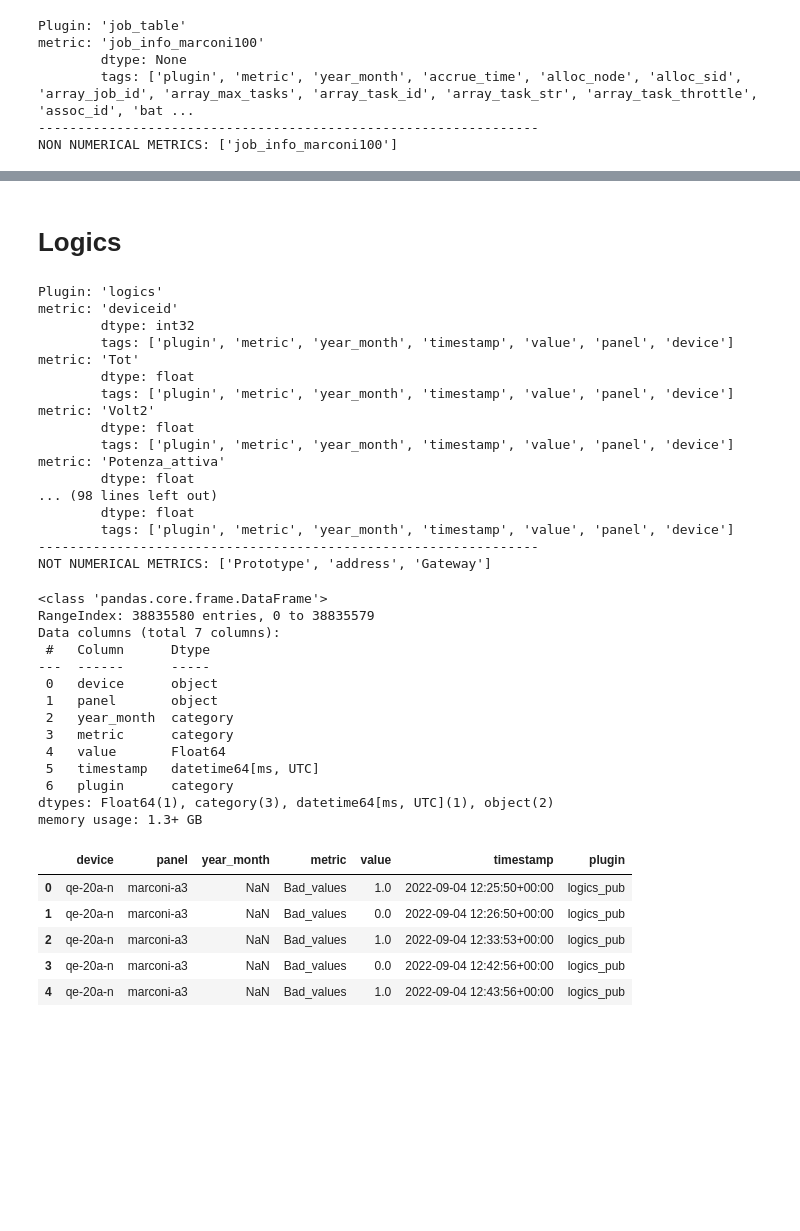
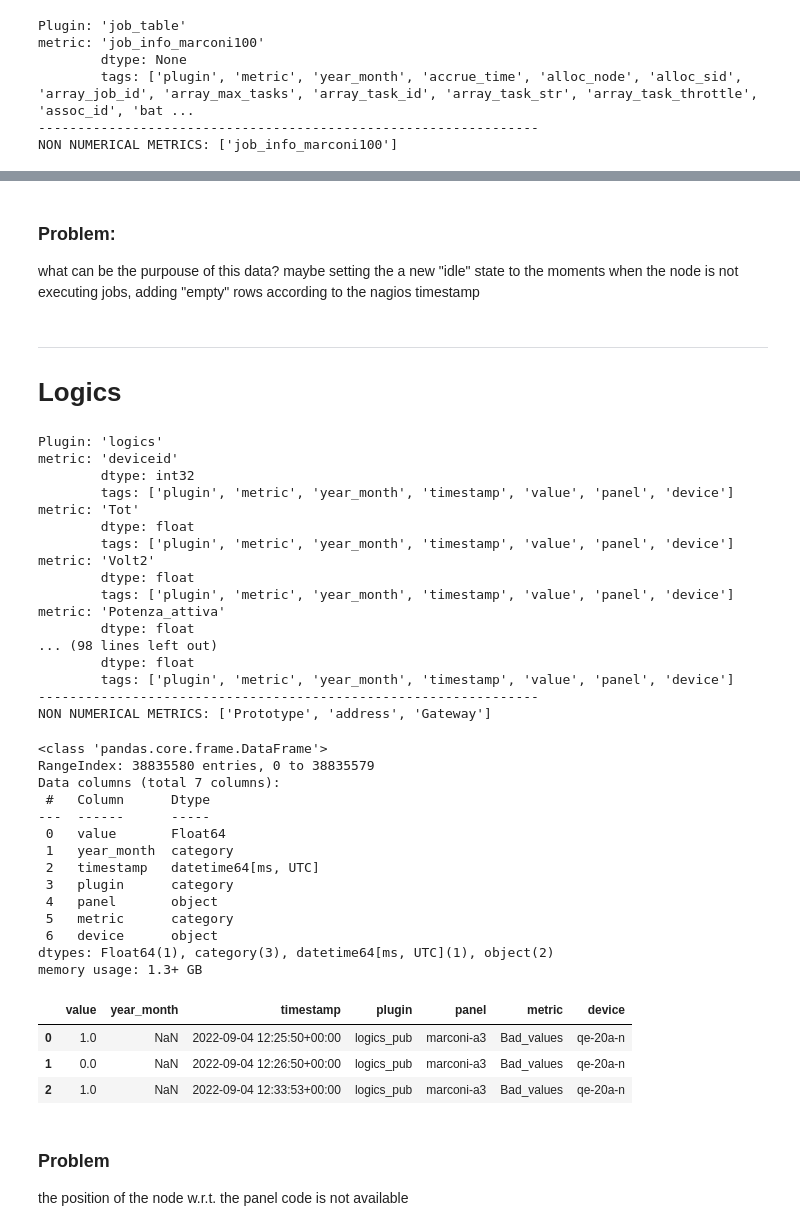
Before and after one commit to RiccardoEvangelisti/Anomaly-Detection, a Jupyter notebook: Data_Exploration.ipynb, the cells around one changed output, grey strips where cells are left out. Cells and saved outputs as stored; diff of their text form; code cells hidden in the pictures; blank space fills up the shorter version.

```diff
--- a/Data_Exploration.ipynb
+++ b/Data_Exploration.ipynb
@@ -818 +824,5 @@ if DISPLAY_GRAPHS:
+# %% [markdown]
+### Problem:
+what can be the purpouse of this data?
+maybe setting the a new "idle" state to the moments when the node is not executing jobs, adding "empty" rows according to the nagios timestamp
 # %%
@@ -825,7 +835,8 @@ if DISPLAY_GRAPHS:
 # %% [markdown]
+---
 # Logics
 # %%
-_metrics_description(plugin="logics")
+non_numerical_features = _metrics_description(plugin="logics")
 # %% [output]
 Plugin: 'logics'
 metric: 'deviceid'
@@ -843,32 +854,31 @@ metric: 'Potenza_attiva'
         dtype: float
         tags: ['plugin', 'metric', 'year_month', 'timestamp', 'value', 'panel', 'device']
 ----------------------------------------------------------------
-NOT NUMERICAL METRICS: ['Prototype', 'address', 'Gateway']
+NON NUMERICAL METRICS: ['Prototype', 'address', 'Gateway']
 # %%
 df_logics = client.query_plugins(plugins="logics")
 
 df_logics.info()
-display(df_logics.head(5))
-
-# Data of the position of the node w.r.t. the panel code is not available
+display(df_logics.head(3))
 # %% [output]
 <class 'pandas.core.frame.DataFrame'>
 RangeIndex: 38835580 entries, 0 to 38835579
 Data columns (total 7 columns):
  #   Column      Dtype
 ---  ------      -----
- 0   device      object
- 1   panel       object
- 2   year_month  category
- 3   metric      category
- 4   value       Float64
- 5   timestamp   datetime64[ms, UTC]
- 6   plugin      category
+ 0   value       Float64
+ 1   year_month  category
+ 2   timestamp   datetime64[ms, UTC]
+ 3   plugin      category
+ 4   panel       object
+ 5   metric      category
+ 6   device      object
 dtypes: Float64(1), category(3), datetime64[ms, UTC](1), object(2)
 memory usage: 1.3+ GB
-|  | device | panel | year_month | metric | value | timestamp | plugin |
-| 0 | qe-20a-n | marconi-a3 | NaN | Bad_values | 1.0 | 2022-09-04 12:25:50+00:00 | logics_pub |
-| 1 | qe-20a-n | marconi-a3 | NaN | Bad_values | 0.0 | 2022-09-04 12:26:50+00:00 | logics_pub |
-| 2 | qe-20a-n | marconi-a3 | NaN | Bad_values | 1.0 | 2022-09-04 12:33:53+00:00 | logics_pub |
-| 3 | qe-20a-n | marconi-a3 | NaN | Bad_values | 0.0 | 2022-09-04 12:42:56+00:00 | logics_pub |
-| 4 | qe-20a-n | marconi-a3 | NaN | Bad_values | 1.0 | 2022-09-04 12:43:56+00:00 | logics_pub |
+|  | value | year_month | timestamp | plugin | panel | metric | device |
+| 0 | 1.0 | NaN | 2022-09-04 12:25:50+00:00 | logics_pub | marconi-a3 | Bad_values | qe-20a-n |
+| 1 | 0.0 | NaN | 2022-09-04 12:26:50+00:00 | logics_pub | marconi-a3 | Bad_values | qe-20a-n |
+| 2 | 1.0 | NaN | 2022-09-04 12:33:53+00:00 | logics_pub | marconi-a3 | Bad_values | qe-20a-n |
+# %% [markdown]
+### Problem
+the position of the node w.r.t. the panel code is not available
```
Also changed, not shown: parts of 21 cells of this notebook.
